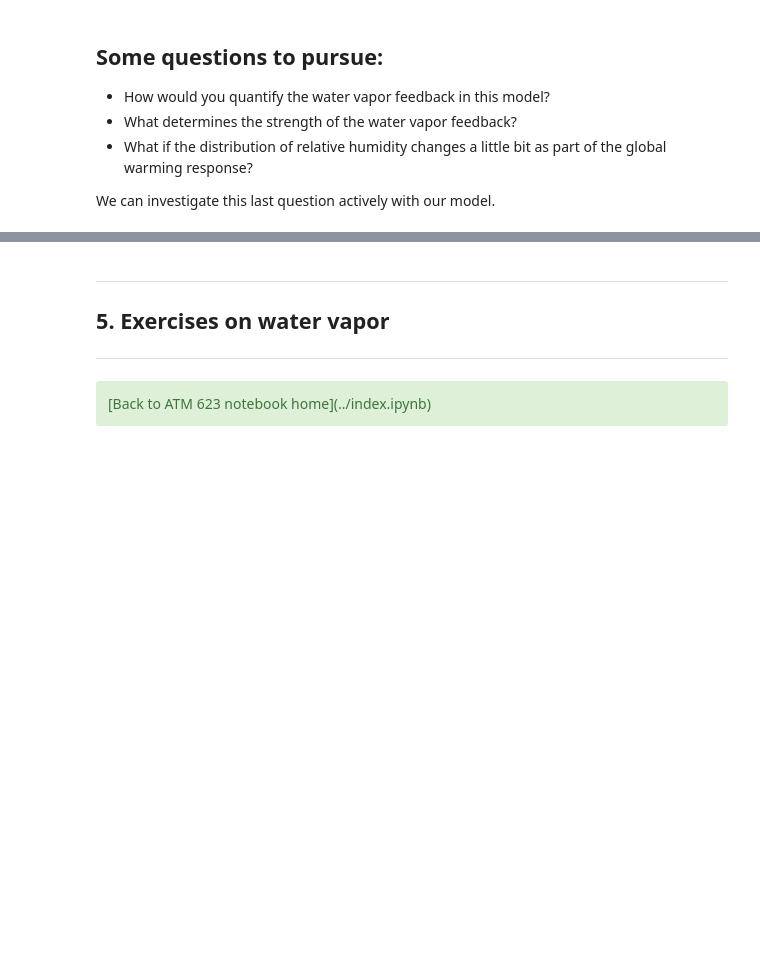
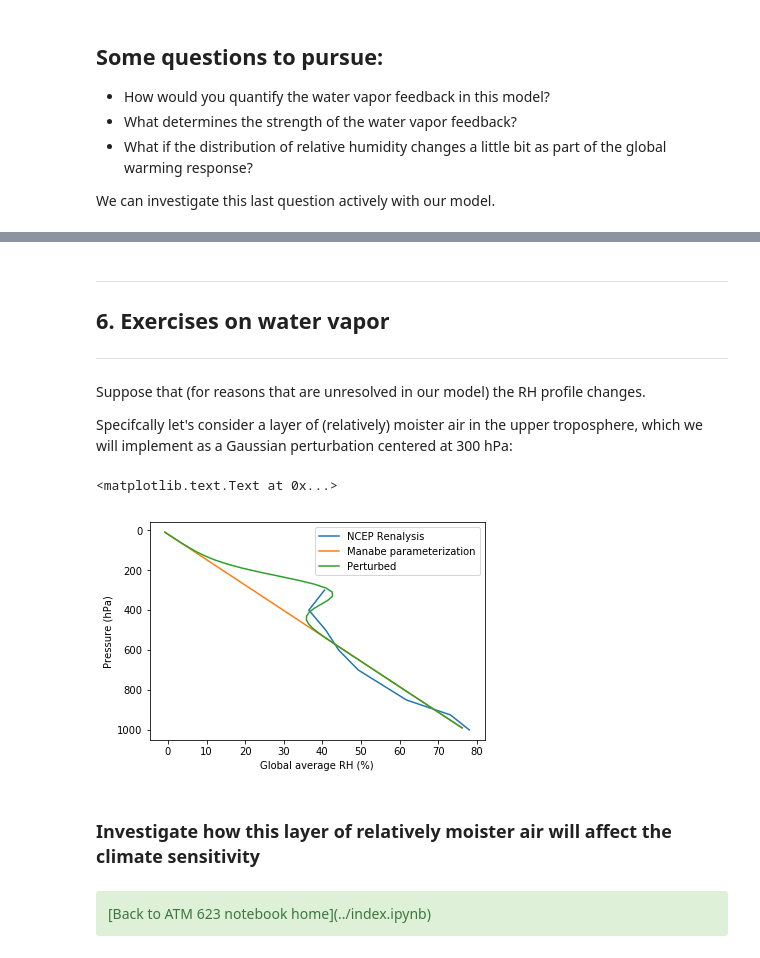
Before and after one commit to brian-rose/ClimateModeling_courseware, a Jupyter notebook: Lectures/Lecture09.5 -- Radiative-Convective Equilibrium.ipynb, the cells around one changed output, grey strips where cells are left out. Drawn from its saved outputs; the diff is of its cells as text; code cells hidden in the pictures; blank space fills up the shorter version.

Commit message:
Added observed RH distributions and outline of water vapor feedback exercise.

```diff
--- a/Lectures/Lecture09.5 -- Radiative-Convective Equilibrium.ipynb
+++ b/Lectures/Lecture09.5 -- Radiative-Convective Equilibrium.ipynb
@@ -523,8 +590,32 @@ We can investigate this last question actively with our model.
 ____________
 <a id='section5'></a>
 
-## 5. Exercises on water vapor
+## 6. Exercises on water vapor
 ____________
+# %% [markdown]
+Suppose that (for reasons that are unresolved in our model) the RH profile changes.
+
+Specifcally let's consider a layer of (relatively) moister air in the upper troposphere, which we will implement as a Gaussian perturbation centered at 300 hPa:
+# %%
+# Gaussian bump centered at 300 hPa
+def rh_pert(lev):
+    return 0.2 * exp(-(lev-300.)**2/(2*50.)**2)
+# %%
+fig,ax = plt.subplots()
+ax.plot((ncep_rhum.rhum*weight).mean(dim=('lon', 'time', 'lat')),
+        ncep_rhum.level, label='NCEP Renalysis')
+# Overlay a plot of the prescribed RH profile in our model:
+ax.plot(h2o.RH_profile*100., h2o.lev, label='Manabe parameterization')
+ax.plot((h2o.RH_profile + rh_pert(h2o.lev))*100., wv.lev, label='Perturbed')
+ax.set_xlabel('Global average RH (%)')
+ax.legend()
+ax.invert_yaxis()
+ax.set_ylabel('Pressure (hPa)')
+# %% [output]
+<matplotlib.text.Text at 0x...>
+[figure, added]
+# %% [markdown]
+### Investigate how this layer of relatively moister air will affect the climate sensitivity
 # %% [markdown]
 <div class="alert alert-success">
 [Back to ATM 623 notebook home](../index.ipynb)
```
Also changed, not shown: parts of 11 cells of this notebook.
